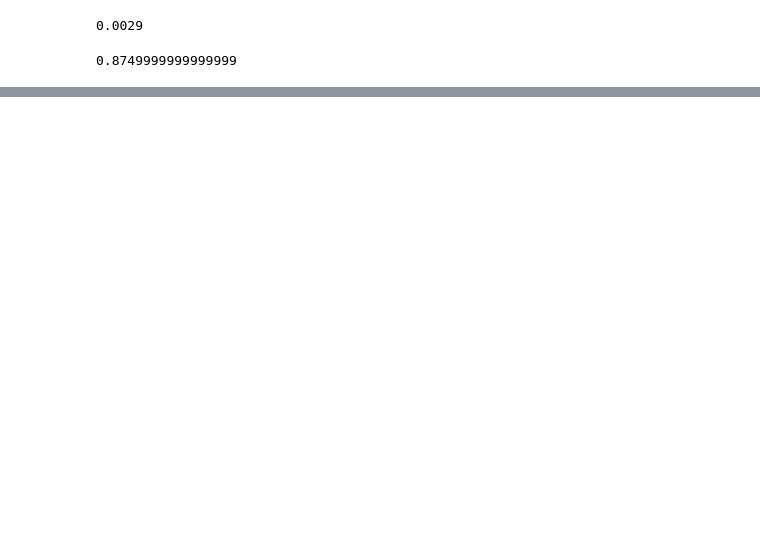
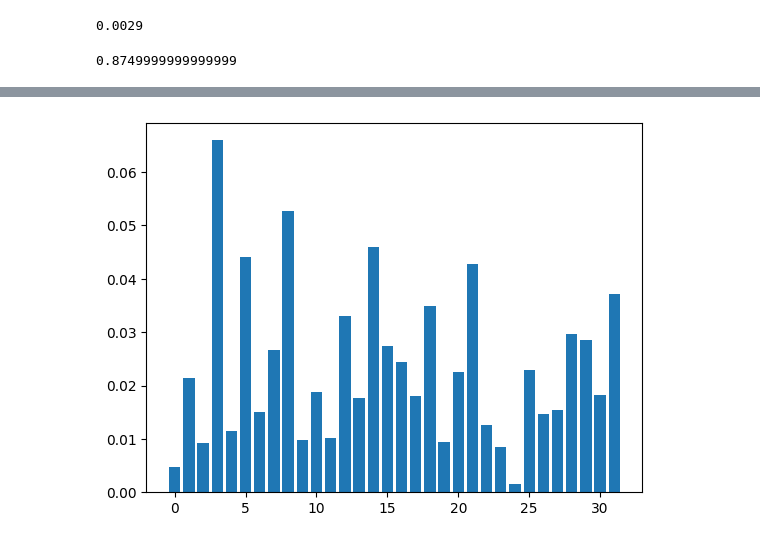
Before and after one commit to itu-square/sat-metropolis, a Jupyter notebook: experiments/sat/haplotypes/haplotypes.ipynb, the cells around one changed output, grey strips where cells are left out. Cells and saved outputs as stored; diff of their text form; code cells hidden in the pictures; blank space fills up the shorter version.

```diff
--- a/experiments/sat/haplotypes/haplotypes.ipynb
+++ b/experiments/sat/haplotypes/haplotypes.ipynb
@@ -105,0 +200,2 @@ TODO: Determine the right queries for the posterior
+# %%
+haplotypesnumber_posterior = get_count_haplotypes(trace, num_vars, haplotypes)
@@ -105,0 +220,5 @@ TODO: Determine the right queries for the posterior
+# %%
+# comparing haplotype probabilities with original
+plt.bar(range(32), [abs(posterior_probs[i] - haplotypesProb[i]) for i in range(len(haplotypesProb))]);
+# %% [output]
+[figure, added]
```
Also changed, not shown: parts of 23 cells of this notebook.
